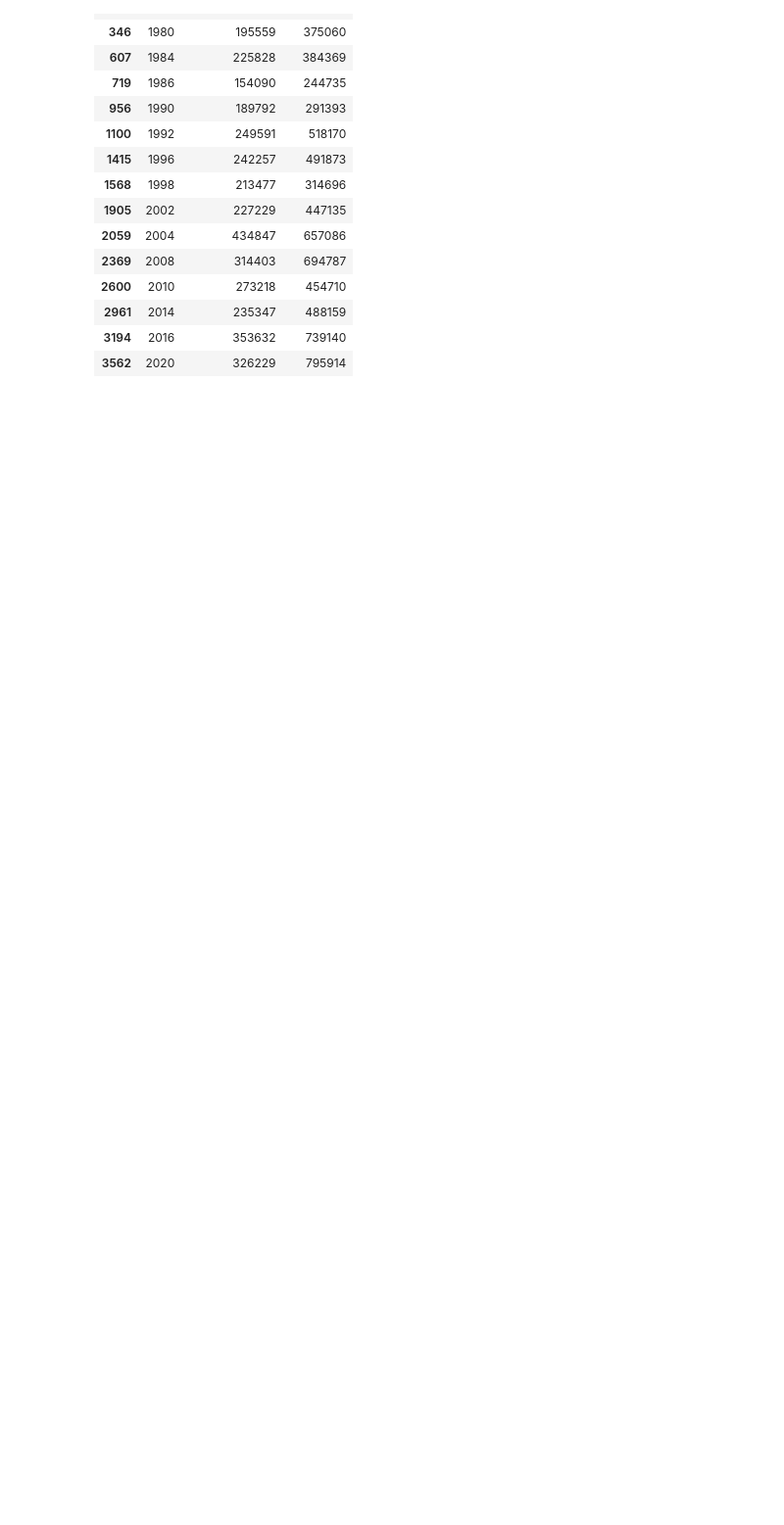
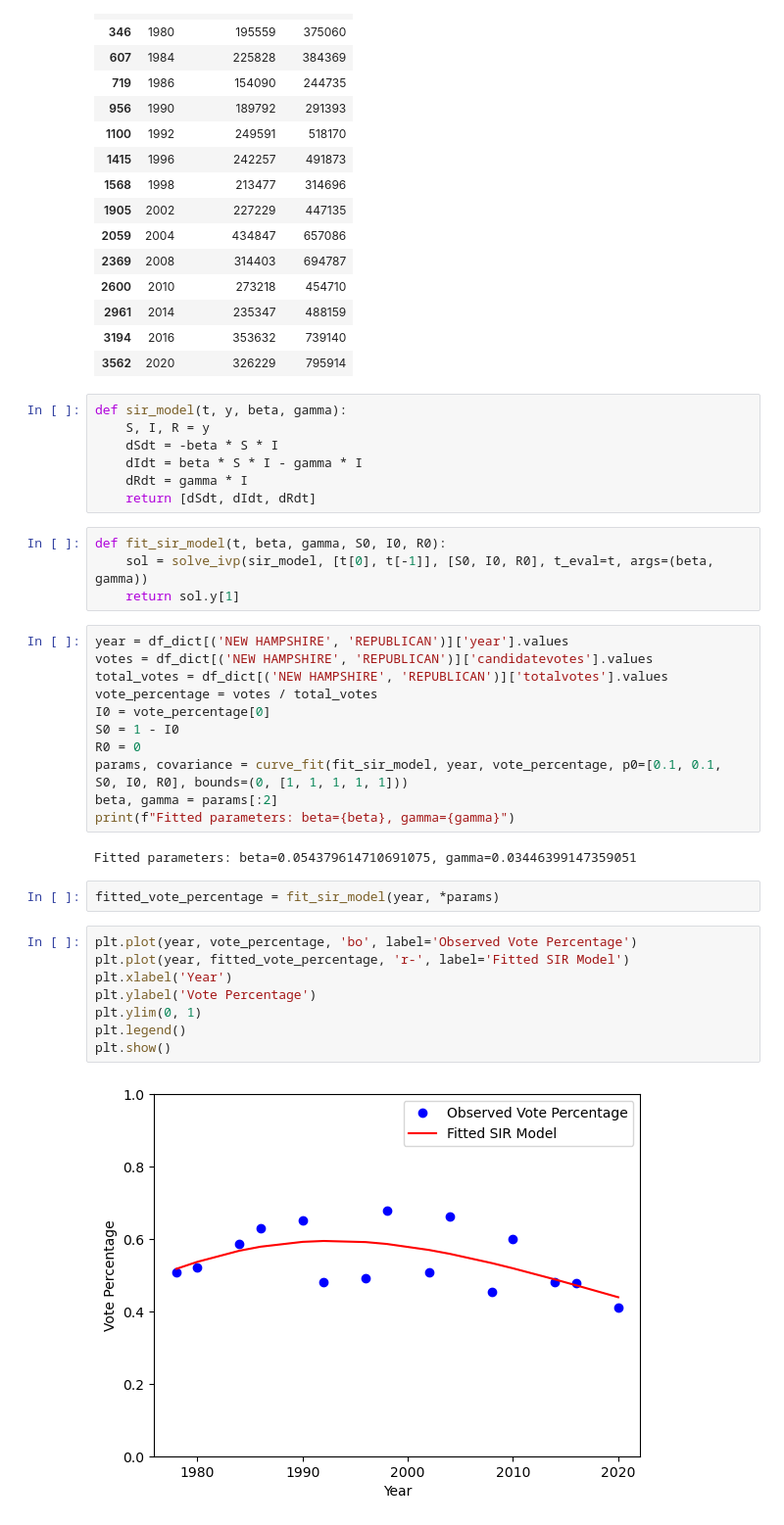
Before and after one commit to alanroyce20102003/bt5240, a Jupyter notebook: main.ipynb, the cells around one changed output. Shown at 98% size. Saved outputs shown, nothing was run; the diff lists cells and outputs as text; blank space fills up the shorter version.

Commit message:
Update main.ipynb
added the sir model fitting function

```diff
--- a/main.ipynb
+++ b/main.ipynb
@@ -89,3 +83,39 @@ df_dict[('NEW HAMPSHIRE', 'REPUBLICAN')][cols]
 | 2961 | 2014 | 235347 | 488159 |
 | 3194 | 2016 | 353632 | 739140 |
 | 3562 | 2020 | 326229 | 795914 |
+# %%
+def sir_model(t, y, beta, gamma):
+    S, I, R = y
+    dSdt = -beta * S * I
+    dIdt = beta * S * I - gamma * I
+    dRdt = gamma * I
+    return [dSdt, dIdt, dRdt]
+# %%
+def fit_sir_model(t, beta, gamma, S0, I0, R0):
+    sol = solve_ivp(sir_model, [t[0], t[-1]], [S0, I0, R0], t_eval=t, args=(beta, gamma))
+    return sol.y[1]
+# %%
+year = df_dict[('NEW HAMPSHIRE', 'REPUBLICAN')]['year'].values
+votes = df_dict[('NEW HAMPSHIRE', 'REPUBLICAN')]['candidatevotes'].values
+total_votes = df_dict[('NEW HAMPSHIRE', 'REPUBLICAN')]['totalvotes'].values
+vote_percentage = votes / total_votes
+I0 = vote_percentage[0]
+S0 = 1 - I0
+R0 = 0
+params, covariance = curve_fit(fit_sir_model, year, vote_percentage, p0=[0.1, 0.1, S0, I0, R0], bounds=(0, [1, 1, 1, 1, 1]))
+beta, gamma = params[:2]
+print(f"Fitted parameters: beta={beta}, gamma={gamma}")
+# %% [output]
+Fitted parameters: beta=0.054379614710691075, gamma=0.03446399147359051
+# %%
+fitted_vote_percentage = fit_sir_model(year, *params)
+# %%
+plt.plot(year, vote_percentage, 'bo', label='Observed Vote Percentage')
+plt.plot(year, fitted_vote_percentage, 'r-', label='Fitted SIR Model')
+plt.xlabel('Year')
+plt.ylabel('Vote Percentage')
+plt.ylim(0, 1)
+plt.legend()
+plt.show()
+# %% [output]
+[figure, added]
```
Also changed, not shown: parts of 3 cells of this notebook.
